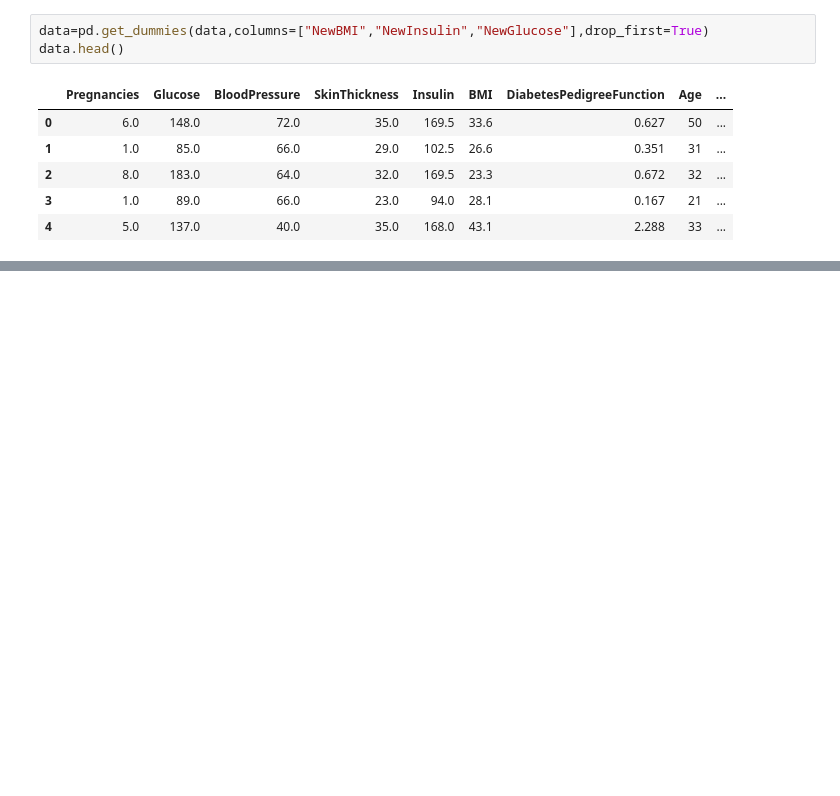
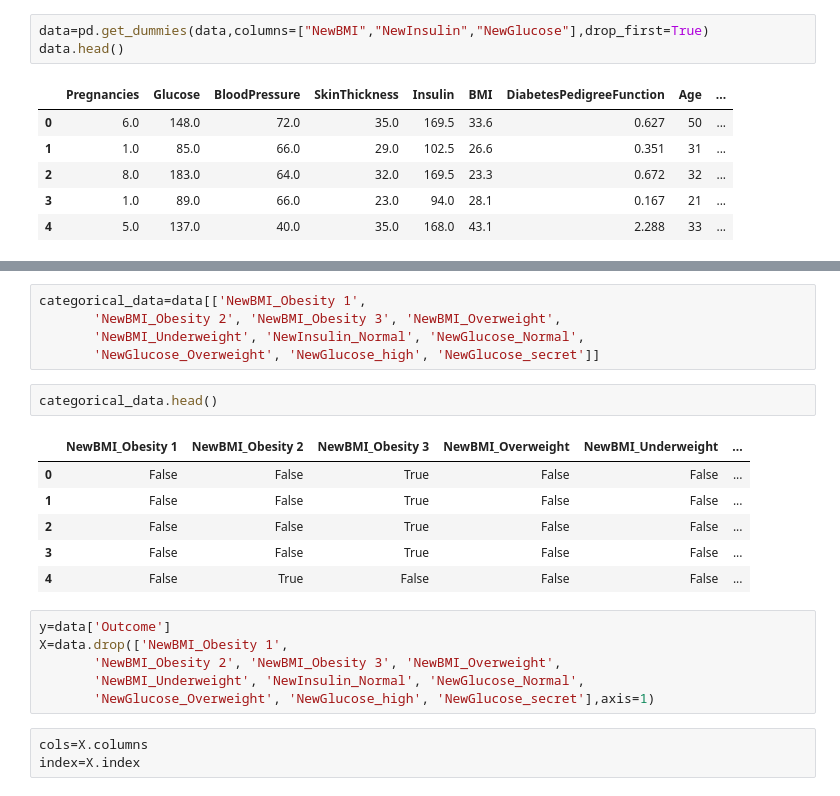
Before and after one commit to sandhrabijoy/Diabetes-Prediction, a Jupyter notebook: Diabetes_Prediction.ipynb, the cells around one changed output, grey strips where cells are left out. Drawn from its saved outputs; the diff is of its cells as text; blank space fills up the shorter version.

```diff
--- a/Diabetes_Prediction.ipynb
+++ b/Diabetes_Prediction.ipynb
@@ -551,0 +561,23 @@ data.head()
+# %%
+categorical_data=data[['NewBMI_Obesity 1',
+       'NewBMI_Obesity 2', 'NewBMI_Obesity 3', 'NewBMI_Overweight',
+       'NewBMI_Underweight', 'NewInsulin_Normal', 'NewGlucose_Normal',
+       'NewGlucose_Overweight', 'NewGlucose_high', 'NewGlucose_secret']]
+# %%
+categorical_data.head()
+# %% [output]
+|  | NewBMI_Obesity 1 | NewBMI_Obesity 2 | NewBMI_Obesity 3 | NewBMI_Overweight | NewBMI_Underweight | ... |
+| 0 | False | False | True | False | False | ... |
+| 1 | False | False | True | False | False | ... |
+| 2 | False | False | True | False | False | ... |
+| 3 | False | False | True | False | False | ... |
+| 4 | False | True | False | False | False | ... |
+# %%
+y=data['Outcome']
+X=data.drop(['NewBMI_Obesity 1',
+       'NewBMI_Obesity 2', 'NewBMI_Obesity 3', 'NewBMI_Overweight',
+       'NewBMI_Underweight', 'NewInsulin_Normal', 'NewGlucose_Normal',
+       'NewGlucose_Overweight', 'NewGlucose_high', 'NewGlucose_secret'],axis=1)
+# %%
+cols=X.columns
+index=X.index
```
Also changed, not shown: parts of 3 cells of this notebook.
